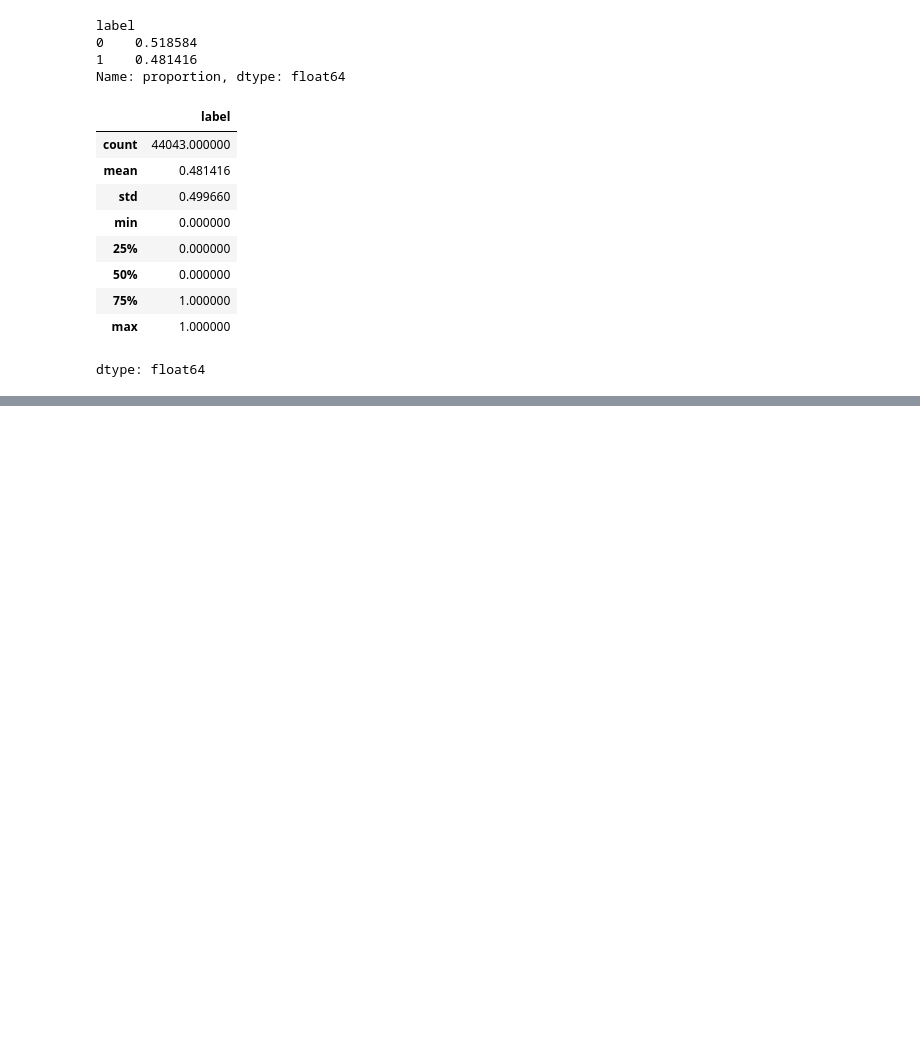
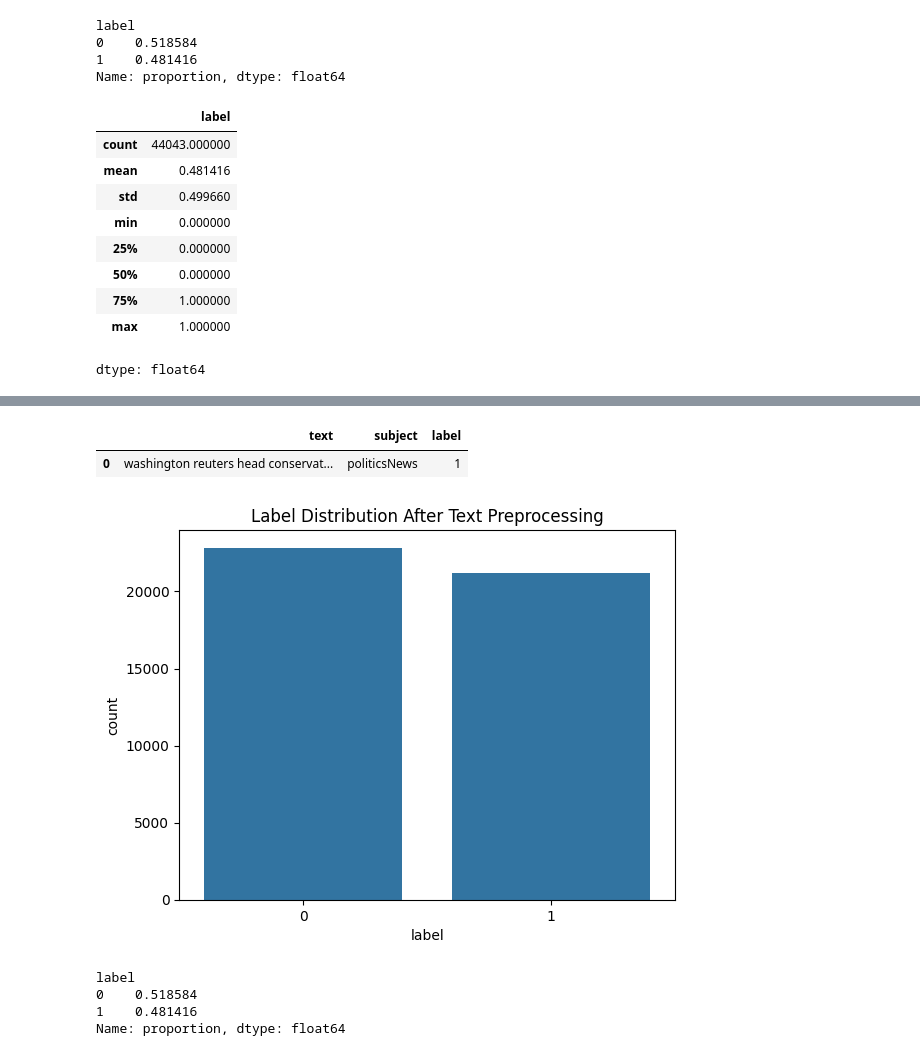
Before and after one commit to mentor-pranaya/Fake_news_identification_Infosys_Internship_Oct2024, a Jupyter notebook: Fake_News_Project.ipynb, the cells around one changed output, grey strips where cells are left out. Drawn from its saved outputs; the diff is of its cells as text; code cells hidden in the pictures; blank space fills up the shorter version.

Commit message:
third commit for completion of data preprocessing

```diff
--- a/Fake_News_Project.ipynb
+++ b/Fake_News_Project.ipynb
@@ -240,0 +244,21 @@ df.head(2)
+# %%
+import nltk
+import re
+from nltk.corpus import stopwords
+
+# Download stopwords
+nltk.download('stopwords')
+stop_words = set(stopwords.words('english'))
+
+# Function to clean the text
+def preprocess_text(text):
+    # Convert to lowercase
+    text = text.lower()
+    # Remove special characters and numbers
+    text = re.sub(r'\W+', ' ', text)
+    # Remove stopwords
+    text = ' '.join([word for word in text.split() if word not in stop_words])
+    return text
+
+# Apply the function to the 'text' column
+master['text'] = master['text'].apply(preprocess_text)
@@ -240,0 +268,21 @@ df.head(2)
+# %%
+master.head(1)
+# %% [output]
+|  | text | subject | label |
+| 0 | washington reuters head conservat... | politicsNews | 1 |
+# %%
+# Assuming 'label' is your target variable
+sns.countplot(x='label', data=master)
+plt.title('Label Distribution After Text Preprocessing')
+plt.show()
+# %% [output]
+[figure, added]
+# %%
+# Class proportions check after text preprocessing
+class_counts = master['label'].value_counts(normalize=True)
+print(class_counts)
+# %% [output]
+label
+0    0.518584
+1    0.481416
+Name: proportion, dtype: float64
```
Also changed, not shown: parts of 3 cells of this notebook.
